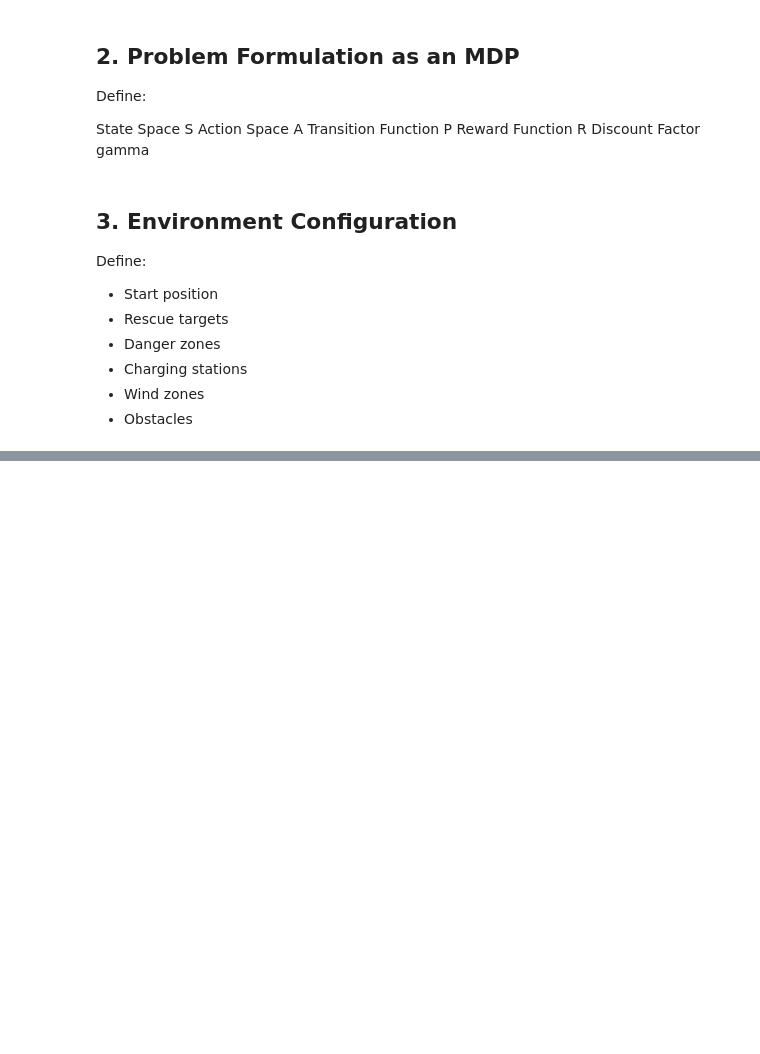
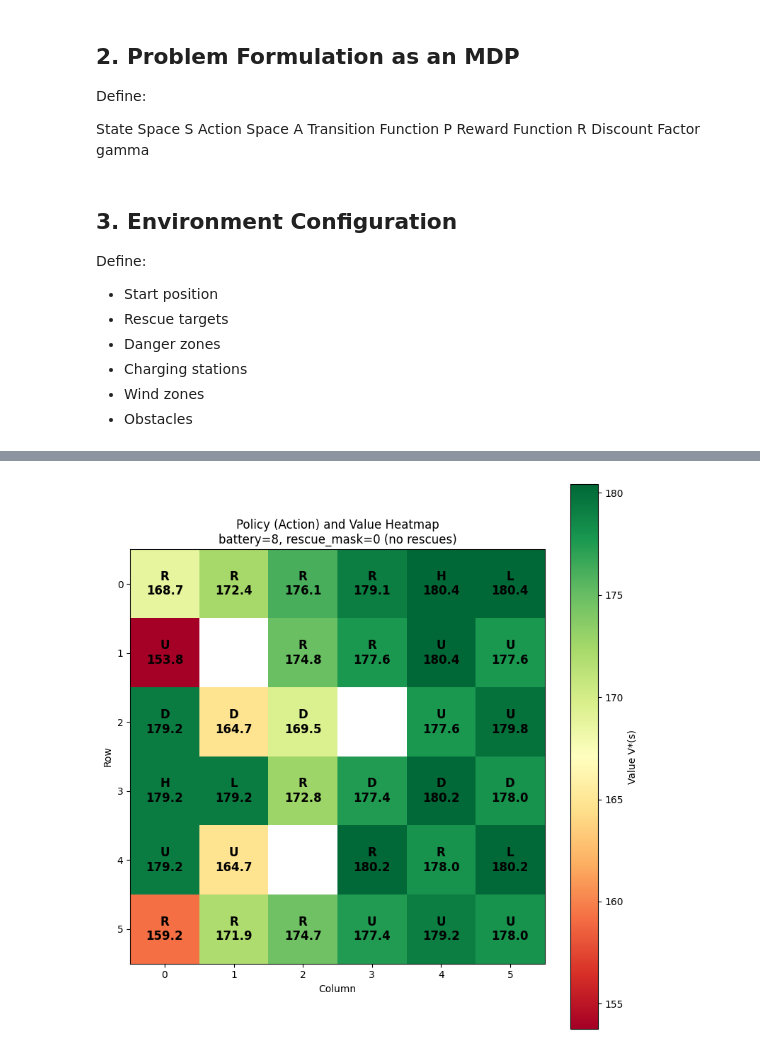
Before and after one commit to ajit-sv/drl-autonomous-drone-rescue, a Jupyter notebook: Autonomous_Drone_Rescue_DP_Skeleton.ipynb, the cells around one changed output, grey strips where cells are left out. Saved outputs shown, nothing was run; the diff lists cells and outputs as text; code cells hidden in the pictures; blank space fills up the shorter version.

Commit message:
Fixes to make rescue happen

```diff
--- a/Autonomous_Drone_Rescue_DP_Skeleton.ipynb
+++ b/Autonomous_Drone_Rescue_DP_Skeleton.ipynb
@@ -353,0 +531,93 @@ Computed DP over full states: 4224 values
+# %%
+
+# Policy Details: State Tuple Explanation
+print("=" * 70)
+print("STATE TUPLE REPRESENTATION: (row, col, battery, rescue_mask)")
+print("=" * 70)
+print("  row          : Grid row index [0-5]")
+print("  col          : Grid column index [0-5]")
+print("  battery      : Battery level [0-15]")
+print("                 0 = depleted (terminal state)")
+print("                 15 = fully charged")
+print("  rescue_mask  : Bitmask of rescued targets [0-7]")
+print("                 Each bit represents one rescue target:")
+print("                 Target at (0,4): bit 0")
+print("                 Target at (3,5): bit 1")
+print("                 Target at (5,0): bit 2")
+print("                 Example: mask=5 means targets 0 and 2 are rescued")
+print()
+
+# Policy Heatmap: battery=8, rescue_mask=0 (initial state, no rescues)
+print("Policy Heatmap for battery=8, rescue_mask=0 (initial conditions)")
+print("-" * 70)
+
+battery_slice = 8
+mask_slice = 0
+action_map = {'hover': 'H', 'left': 'L', 'right': 'R', 'up': 'U', 'down': 'D', 'terminal': 'T'}
+
+policy_grid = []
+for i in range(GRID_SIZE):
+    row = []
+    for j in range(GRID_SIZE):
+        if GRID[i][j] == 'X':
+            row.append('X')
+        else:
+            s = (i, j, battery_slice, mask_slice)
+            a = policy.get(s, 'terminal')
+            row.append(action_map.get(a, '?'))
+    policy_grid.append(row)
+
+print("Grid Legend:")
+print("  H=hover, L=left, R=right, U=up, D=down, X=obstacle, T=terminal")
+print()
+print("     0   1   2   3   4   5")
+for i, row in enumerate(policy_grid):
+    print(f"  {i}  {' | '.join(row)} ")
+
+print()
+print("Action counts at battery=8, rescue_mask=0:")
+battery_mask_states = [(i, j, battery_slice, mask_slice)
+                        for i in range(GRID_SIZE)
+                        for j in range(GRID_SIZE)
+                        if GRID[i][j] != 'X']
+battery_actions = {}
+for s in battery_mask_states:
+    a = policy.get(s, None)
+    if a is not None:
+        battery_actions[a] = battery_actions.get(a, 0) + 1
+
+for a in sorted(battery_actions):
+    print(f"  {a}: {battery_actions[a]}")
+
+print()
+print("Value slice for battery=8, rescue_mask=0:")
+value_grid = np.full((GRID_SIZE, GRID_SIZE), np.nan)
+for i in range(GRID_SIZE):
+    for j in range(GRID_SIZE):
+        if GRID[i][j] != 'X':
+            s = (i, j, battery_slice, mask_slice)
+            if s in V:
+                value_grid[i, j] = V[s]
+
+fig, ax = plt.subplots(figsize=(8, 8))
+im = ax.imshow(value_grid, cmap='RdYlGn', origin='upper')
+plt.colorbar(im, ax=ax, label='Value V*(s)')
+
+for i in range(GRID_SIZE):
+    for j in range(GRID_SIZE):
+        if not np.isnan(value_grid[i, j]):
+            action_symbol = policy_grid[i][j]
+            text_color = 'white' if value_grid[i, j] < 0 else 'black'
+            ax.text(j, i, f'{action_symbol}\n{value_grid[i, j]:.1f}',
+                   ha='center', va='center', fontsize=12, color=text_color, fontweight='bold')
+
+ax.set_xticks(range(GRID_SIZE))
+ax.set_yticks(range(GRID_SIZE))
+ax.set_xticklabels(range(GRID_SIZE))
+ax.set_yticklabels(range(GRID_SIZE))
+ax.set_xlabel('Column')
+ax.set_ylabel('Row')
+ax.set_title(f'Policy (Action) and Value Heatmap\nbattery={battery_slice}, rescue_mask={mask_slice} (no rescues)')
+plt.tight_layout()
+plt.show()
+# %% [output]
@@ -353,0 +641 @@ Computed DP over full states: 4224 values
+[figure, added]
```
Also changed, not shown: parts of 10 cells of this notebook.
